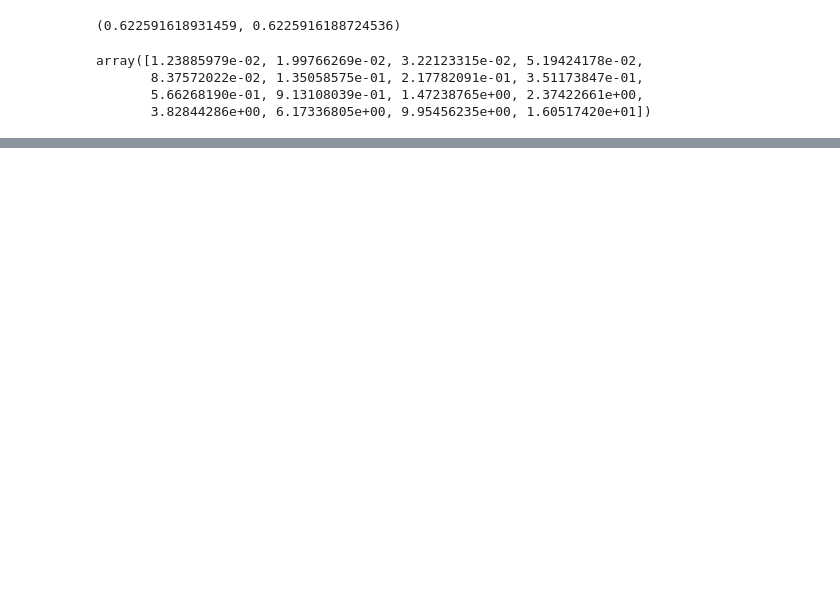
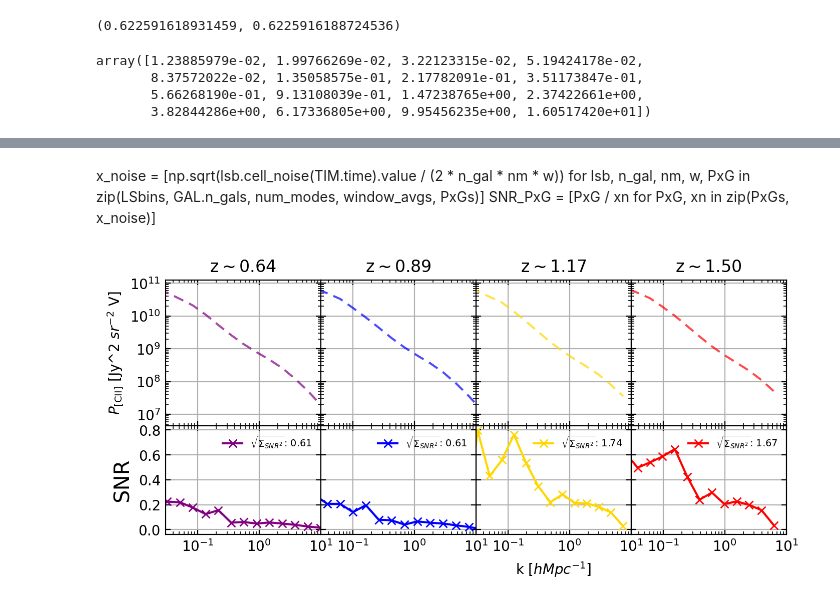
Before and after one commit to shubhagrawal30/crossLIM, a Jupyter notebook: camb/calc.ipynb, the cells around one changed output, grey strips where cells are left out. Saved outputs shown, nothing was run; the diff lists cells and outputs as text; code cells hidden in the pictures; blank space fills up the shorter version.

```diff
--- a/camb/calc.ipynb
+++ b/camb/calc.ipynb
@@ -17,8 +17,13 @@ reload(l)
 
 TIM = p.TIM
 GAL = p.AstroDeep
+LMK = p.LADUMA # LADUMA with Meerkat
+# TIME = p.TIME
+FYST = p.FYST
 #GAL = p.Euclid
 CII = l.CII
+HI = l.HI
+CO43 = l.CO43
 
 from astropy.cosmology import Planck18 as cosmo
 H0 = cosmo.H0.value
@@ -27,6 +32,7 @@ h = cosmo.h
 sigCoef = np.sqrt(8*np.log(2))
 lilh = True
 
+# dlnk = 2
 dlnk = 0.6
 
 # TODO(shubh): figure out what this value is and how it comes in, and units
@@ -319,0 +464,50 @@ SNR_PxG = [PxG / xn for PxG, xn in zip(PxGs, x_noise)]
+# %% [markdown]
+x_noise = [np.sqrt(lsb.cell_noise(TIM.time).value / (2 * n_gal * nm * w))
+        for lsb, n_gal, nm, w, PxG in zip(LSbins, GAL.n_gals, num_modes, window_avgs, PxGs)]
+SNR_PxG = [PxG / xn for PxG, xn in zip(PxGs, x_noise)]
+# %%
+fig, (power, SNR) = plt.subplots(2, 4, sharex=True, sharey = 'row', gridspec_kw={'height_ratios': [4,3]},
+                                 figsize=(8, 3.3), dpi = 200)
+
+#plot Cross power as a function of k for each z bin, as well as SNR(k).
+for i, PxG in enumerate(PCIIs):
+    power[i].loglog(Pms[i][0], PCIIs[i], color = colors[i], linestyle = '--', alpha = .7)
+    # power[i].axhline(x_shots[i], color = colors[i], linestyle = ':', alpha = .5)
+    # power[i].fill_between(Pms[i][0], PCIIs[i] + np.sqrt(pcii_var[i]),
+    #                PCIIs[i] - np.sqrt(pcii_var[i]), color = colors[i], alpha = .4)
+    power[i].set_title(r"z$\sim$"+f"{bins[i].center:.2f}")
+
+    SNR_Pcii = PCIIs[i] / np.sqrt(pcii_var[i])
+
+    quad_snr = np.sqrt(np.sum(SNR_Pcii ** 2))
+
+    SNR[i].plot(Pms[i][0], SNR_Pcii, color = colors[i], marker = 'x',
+                label = r'$\sqrt{\Sigma_{SNR^2}}$: ' + str(np.around(quad_snr,2)))
+    power[i].grid()
+    SNR[i].grid()
+    SNR[i].legend(fontsize = 7)
+    SNR[i].set_yticks(np.arange(0, 1, .20))
+
+
+power[0].set_ylabel(r"$P_\text{[CII]}$ [Jy^2 $sr^{-2}$ V]", size = 10)
+
+SNR[0].set_ylabel(r"SNR", size = 15)
+power[0].set_xlim(3e-2, 1e1)
+
+# power[0].set_ylim(1e3, 1e7)
+#SNR[0].set_ylim(0,25)
+SNR[2].set_xlabel(r"k [$h Mpc^{-1}]$", size=10)
+fig.subplots_adjust(hspace=0, wspace=0)
+
+plt.rcParams.update({'font.size': 10})
+plt.rcParams.update({'xtick.direction':'in'})
+plt.rcParams.update({'ytick.direction':'in'})
+plt.rcParams.update({'xtick.top':True})
+plt.rcParams.update({'ytick.right':True})
+plt.rcParams.update({'legend.frameon':False})
+plt.rcParams.update({'lines.dashed_pattern':[5,3]})
+
+plt.show()
+plt.close()
+# %% [output]
+[figure, added]
```
Also changed, not shown: parts of 30 cells of this notebook, 4 other files.
